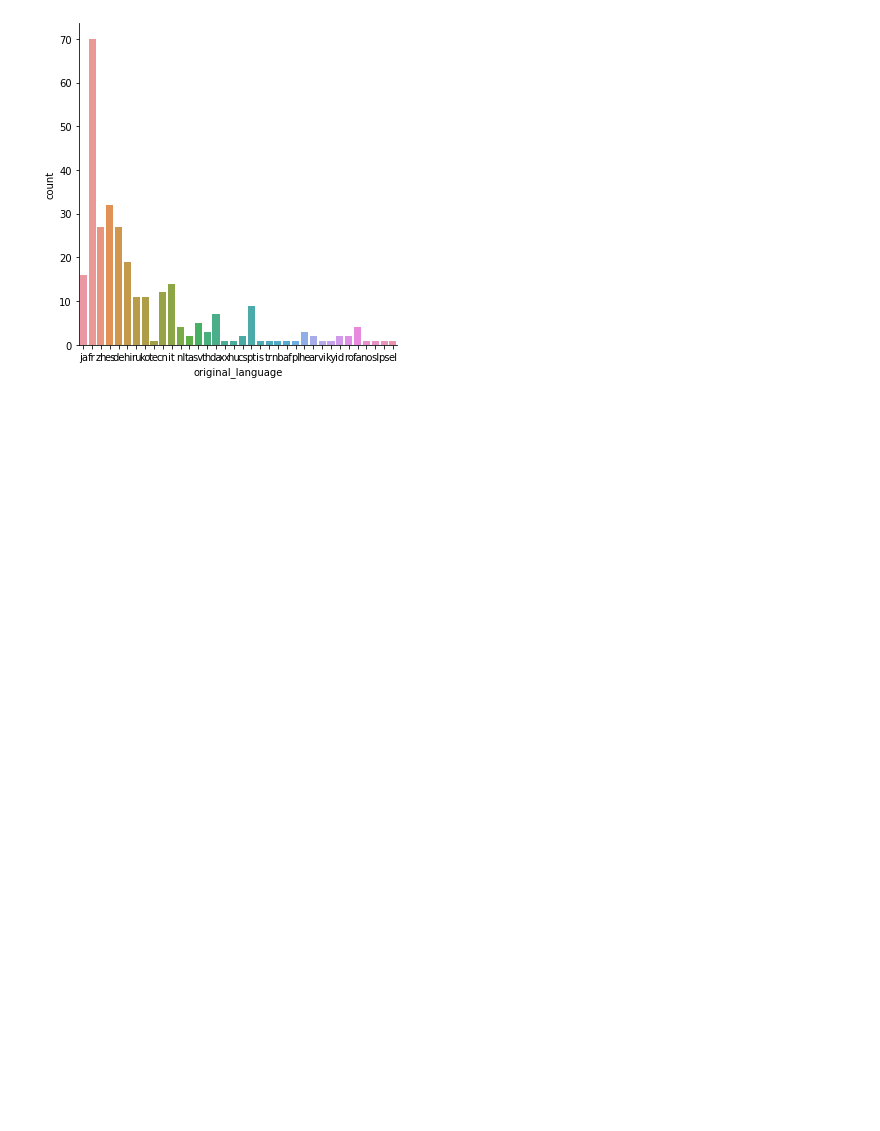
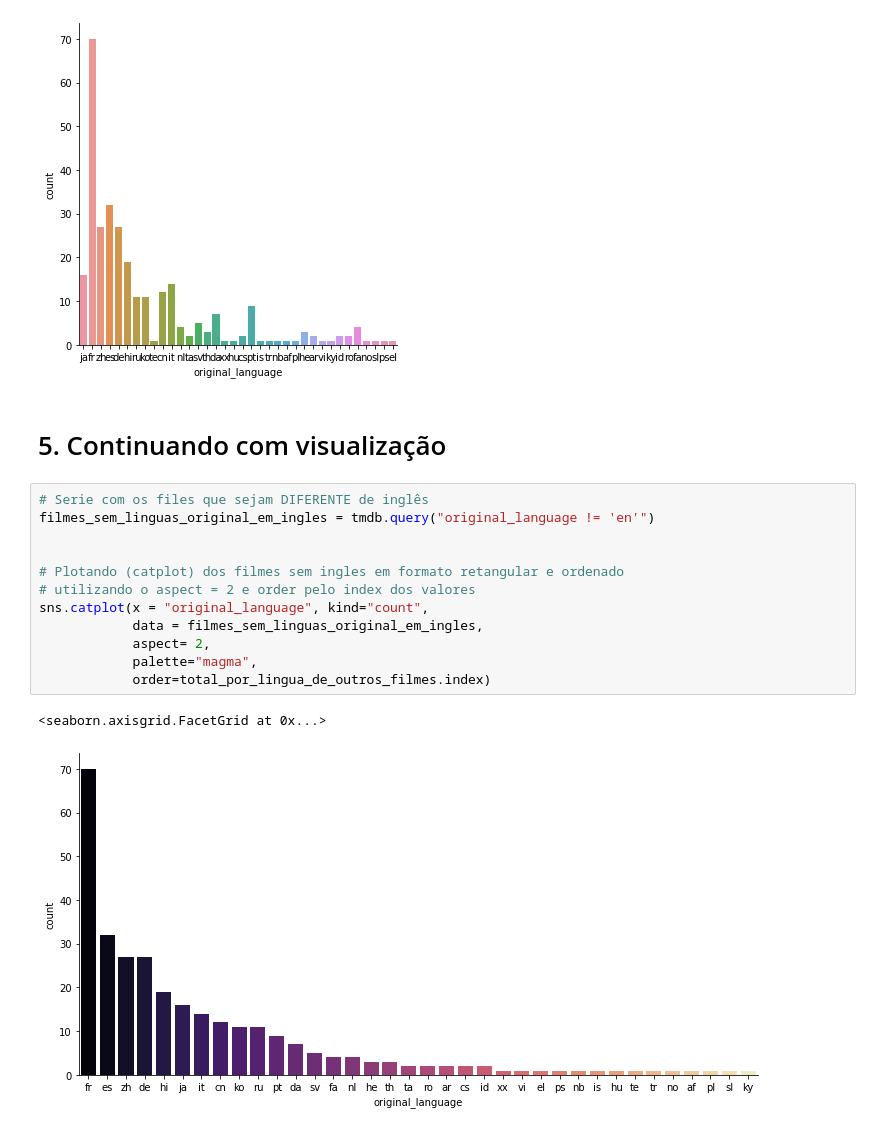
Before and after one commit to jeanhrsouza/data-science-primeiros-passos, a Jupyter notebook: Introducao_a_Data_Science.ipynb, the cells around one changed output. Saved outputs shown, nothing was run; the diff lists cells and outputs as text; blank space fills up the shorter version.

Commit message:
Refinando visualizações

```diff
--- a/Introducao_a_Data_Science.ipynb
+++ b/Introducao_a_Data_Science.ipynb
@@ -496,3 +496,20 @@ sns.catplot(x = "original_language", kind="count", data = filmes_sem_linguas_ori
 # %% [output]
 <seaborn.axisgrid.FacetGrid at 0x...>
 [figure]
+# %% [markdown]
+# 5. Continuando com visualização
+# %%
+# Serie com os files que sejam DIFERENTE de inglês
+filmes_sem_linguas_original_em_ingles = tmdb.query("original_language != 'en'")
+
+
+# Plotando (catplot) dos filmes sem ingles em formato retangular e ordenado
+# utilizando o aspect = 2 e order pelo index dos valores
+sns.catplot(x = "original_language", kind="count",
+            data = filmes_sem_linguas_original_em_ingles,
+            aspect= 2,
+            palette="magma",
+            order=total_por_lingua_de_outros_filmes.index)
+# %% [output]
+<seaborn.axisgrid.FacetGrid at 0x...>
+[figure, added]
```
Also changed, not shown: parts of 1 cell of this notebook.
